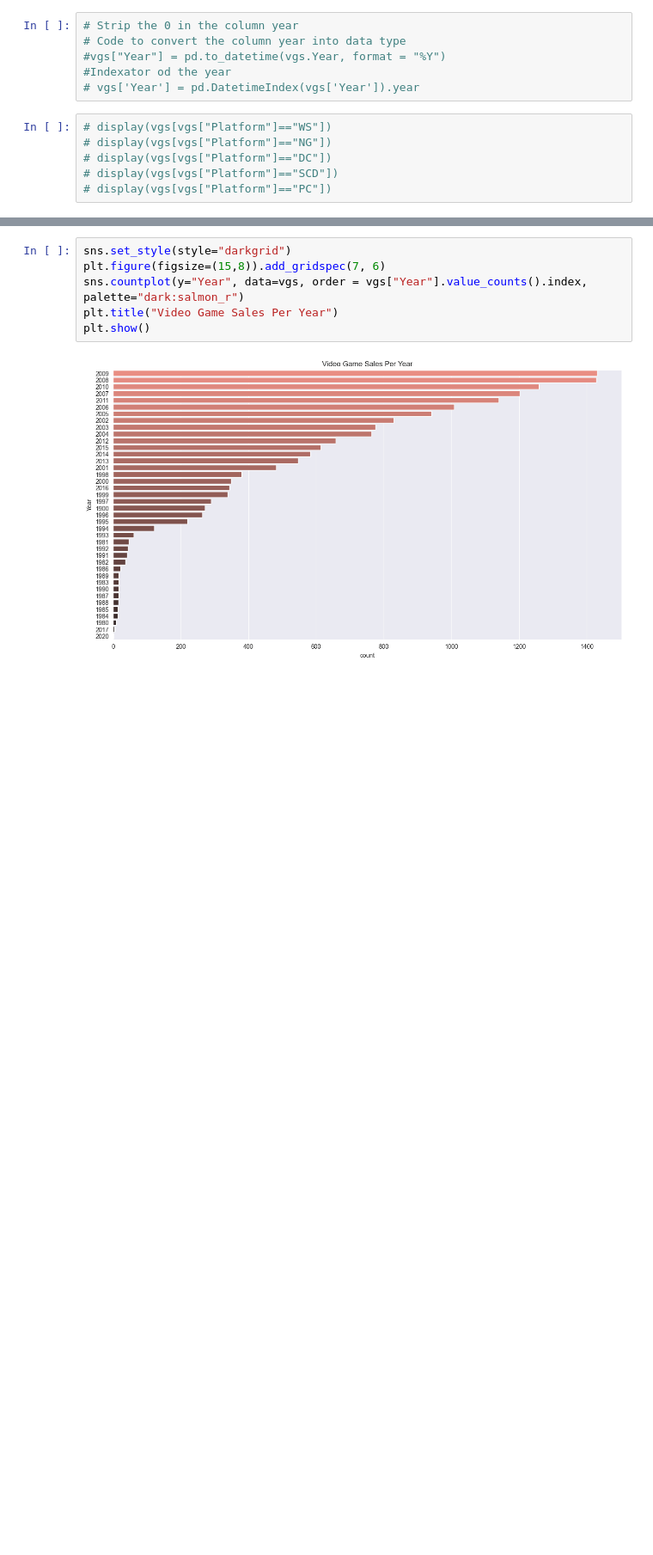
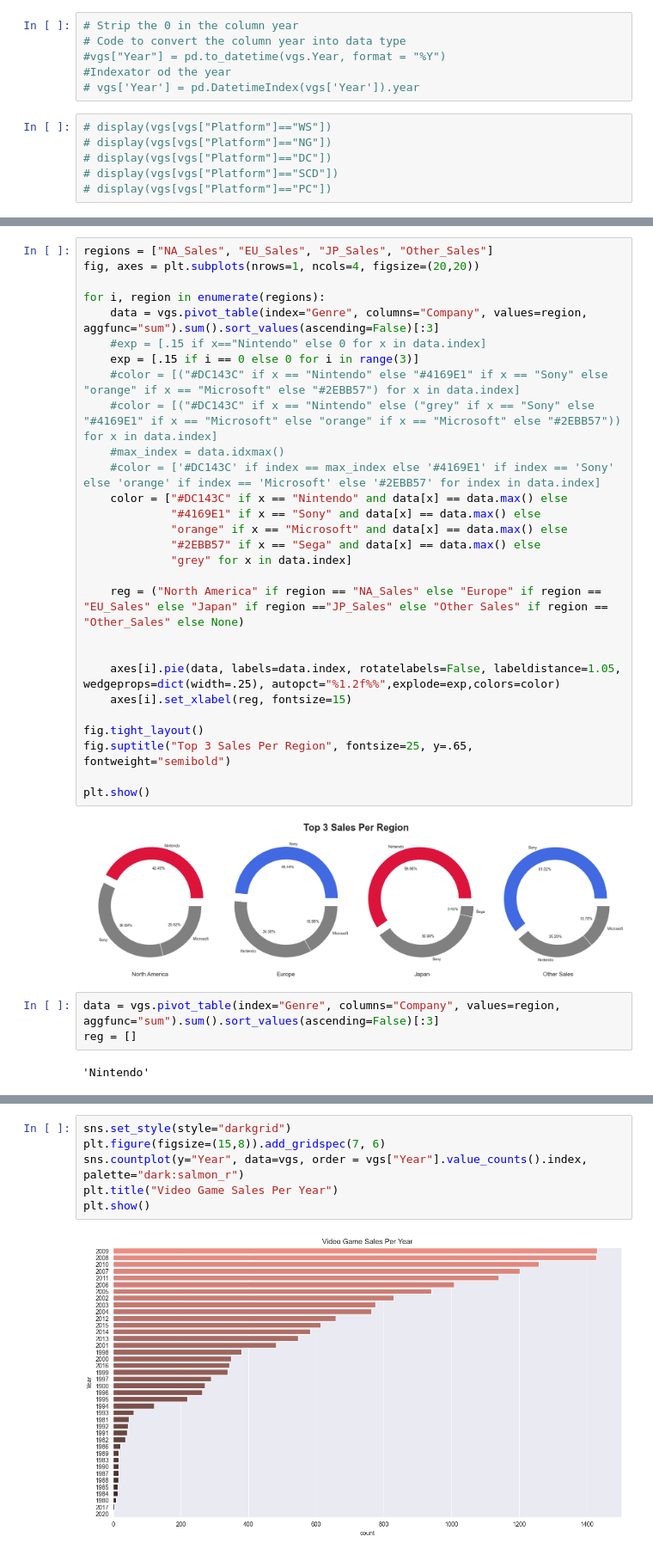
Before and after one commit to roberdd/Video_Game_Sales_Analysis, a Jupyter notebook: Video_Game_Sales_Analysis.ipynb, the cells around one changed output, grey strips where cells are left out. Shown at 86% size. Drawn from its saved outputs; the diff is of its cells as text; blank space fills up the shorter version.

```diff
--- a/Video_Game_Sales_Analysis.ipynb
+++ b/Video_Game_Sales_Analysis.ipynb
@@ -165,0 +251,35 @@ Wii NES GB DS X360 PS3 PS2 SNES GBA 3DS PS4 N64 PS XB PC 2600 PSP XOne GC WiiU G
+# %%
+regions = ["NA_Sales", "EU_Sales", "JP_Sales", "Other_Sales"]
+fig, axes = plt.subplots(nrows=1, ncols=4, figsize=(20,20))
+
+for i, region in enumerate(regions):
+    data = vgs.pivot_table(index="Genre", columns="Company", values=region, aggfunc="sum").sum().sort_values(ascending=False)[:3]
+    #exp = [.15 if x=="Nintendo" else 0 for x in data.index]
+    exp = [.15 if i == 0 else 0 for i in range(3)]
+    #color = [("#DC143C" if x == "Nintendo" else "#4169E1" if x == "Sony" else "orange" if x == "Microsoft" else "#2EBB57") for x in data.index]
+    #color = [("#DC143C" if x == "Nintendo" else ("grey" if x == "Sony" else "#4169E1" if x == "Microsoft" else "orange" if x == "Microsoft" else "#2EBB57")) for x in data.index]
+    #max_index = data.idxmax()
+    #color = ['#DC143C' if index == max_index else '#4169E1' if index == 'Sony' else 'orange' if index == 'Microsoft' else '#2EBB57' for index in data.index]
+    color = ["#DC143C" if x == "Nintendo" and data[x] == data.max() else
+             "#4169E1" if x == "Sony" and data[x] == data.max() else
+             "orange" if x == "Microsoft" and data[x] == data.max() else
+             "#2EBB57" if x == "Sega" and data[x] == data.max() else
+             "grey" for x in data.index]
+
+    reg = ("North America" if region == "NA_Sales" else "Europe" if region == "EU_Sales" else "Japan" if region =="JP_Sales" else "Other Sales" if region == "Other_Sales" else None)
+
+
+    axes[i].pie(data, labels=data.index, rotatelabels=False, labeldistance=1.05, wedgeprops=dict(width=.25), autopct="%1.2f%%",explode=exp,colors=color)
+    axes[i].set_xlabel(reg, fontsize=15)
+
+fig.tight_layout()
+fig.suptitle("Top 3 Sales Per Region", fontsize=25, y=.65, fontweight="semibold")
+
+plt.show()
+# %% [output]
+[figure, added]
+# %%
+data = vgs.pivot_table(index="Genre", columns="Company", values=region, aggfunc="sum").sum().sort_values(ascending=False)[:3]
+reg = []
+# %% [output]
+'Nintendo'
```
Also changed, not shown: parts of 13 cells of this notebook.
